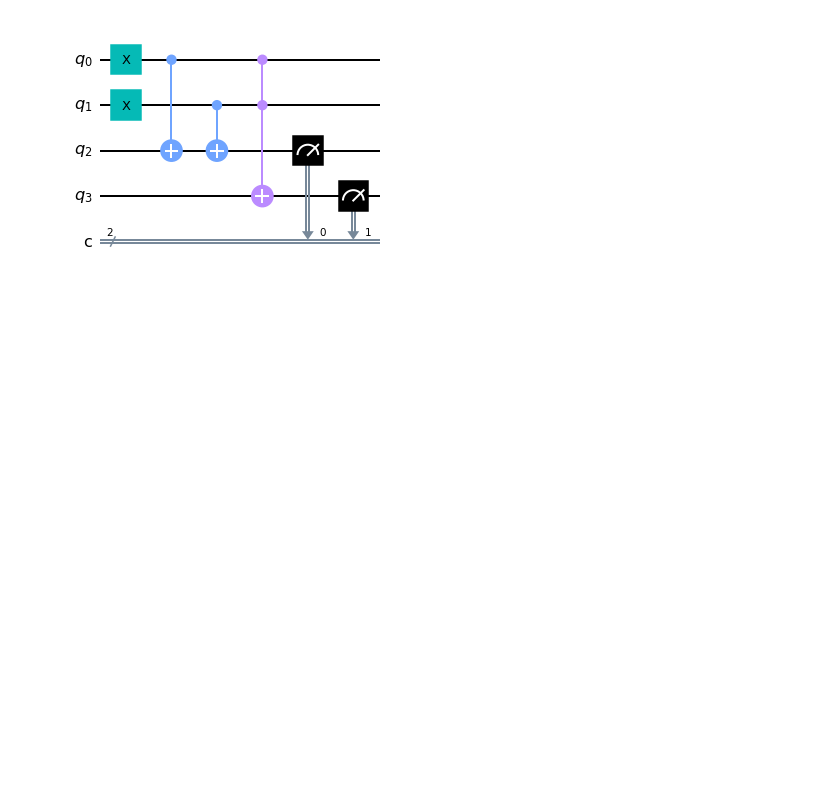
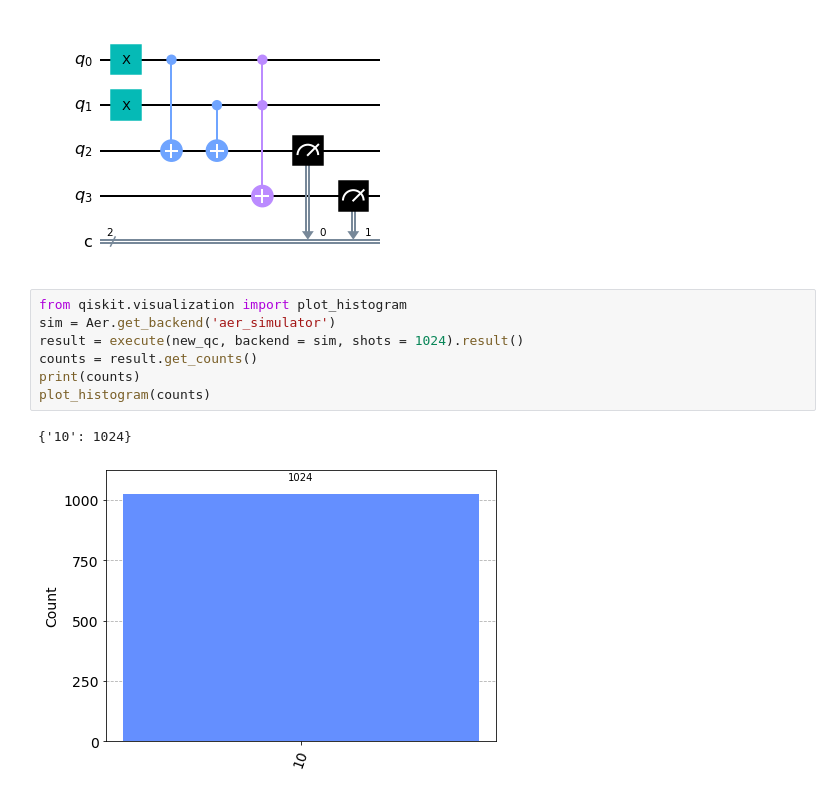
Before and after one commit to nithinaditya/quantum-computation, a Jupyter notebook: Practicals/quantumPracticals.ipynb, the cells around one changed output. Drawn from its saved outputs; the diff is of its cells as text; blank space fills up the shorter version.

```diff
--- a/Practicals/quantumPracticals.ipynb
+++ b/Practicals/quantumPracticals.ipynb
@@ -109,3 +129,13 @@ new_qc.measure(3,1)
 new_qc.draw(output='mpl')
 # %% [output]
 [figure]
+# %%
+from qiskit.visualization import plot_histogram
+sim = Aer.get_backend('aer_simulator')
+result = execute(new_qc, backend = sim, shots = 1024).result()
+counts = result.get_counts()
+print(counts)
+plot_histogram(counts)
+# %% [output]
+{'10': 1024}
+[figure, added]
```
Also changed, not shown: parts of 8 cells of this notebook, 2 other files.
